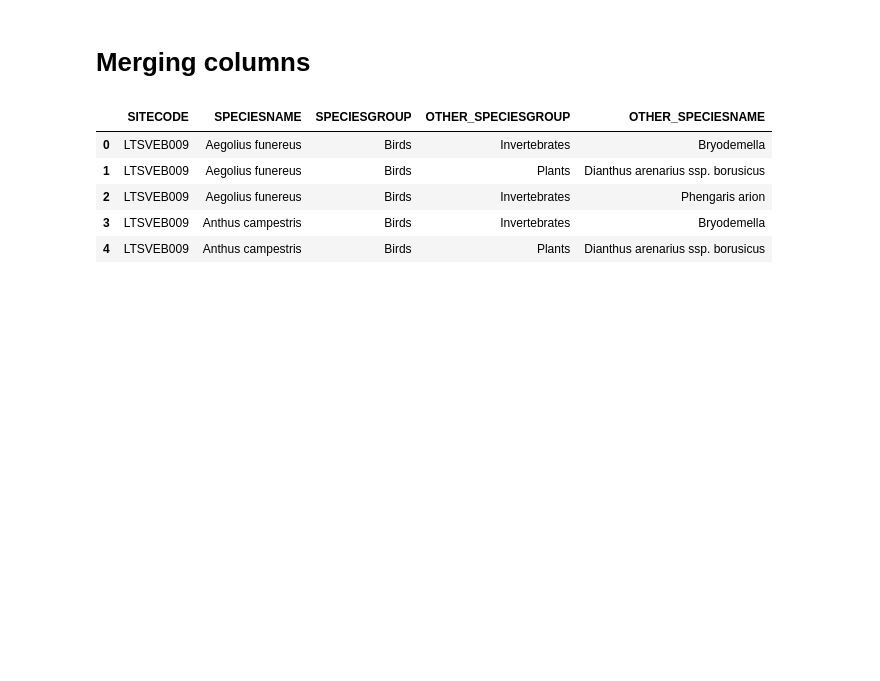
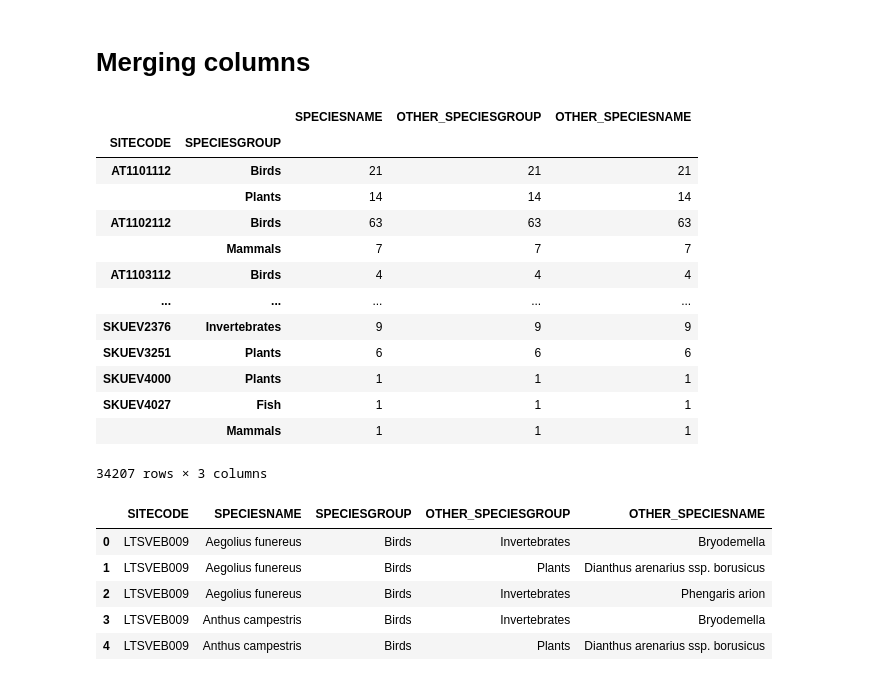
Before and after one commit to amelietatin/plcc_web_dev, a Jupyter notebook: notebooks/pa_infos_steckbrief_app.ipynb, the cells around one changed output. Saved outputs shown, nothing was run; the diff lists cells and outputs as text; code cells hidden in the pictures; blank space fills up the shorter version.

```diff
--- a/notebooks/pa_infos_steckbrief_app.ipynb
+++ b/notebooks/pa_infos_steckbrief_app.ipynb
@@ -72,6 +72,23 @@ management.SITECODE.nunique()
 27187
 # %% [markdown]
 # Merging columns
+# %%
+species.groupby(['SITECODE','SPECIESGROUP']).count()
+# %% [output]
+|  |  | SPECIESNAME | OTHER_SPECIESGROUP | OTHER_SPECIESNAME |
+| SITECODE | SPECIESGROUP |  |  |  |
+| AT1101112 | Birds | 21 | 21 | 21 |
+|  | Plants | 14 | 14 | 14 |
+| AT1102112 | Birds | 63 | 63 | 63 |
+|  | Mammals | 7 | 7 | 7 |
+| AT1103112 | Birds | 4 | 4 | 4 |
+| ... | ... | ... | ... | ... |
+| SKUEV2376 | Invertebrates | 9 | 9 | 9 |
+| SKUEV3251 | Plants | 6 | 6 | 6 |
+| SKUEV4000 | Plants | 1 | 1 | 1 |
+| SKUEV4027 | Fish | 1 | 1 | 1 |
+|  | Mammals | 1 | 1 | 1 |
+34207 rows × 3 columns
 # %%
 bioregion = bioregion.merge(countries, on='SITECODE').merge(sitenames, on='SITECODE').drop_duplicates()
 # %%
```
Also changed, not shown: parts of 1 cell of this notebook, 7 other files.
